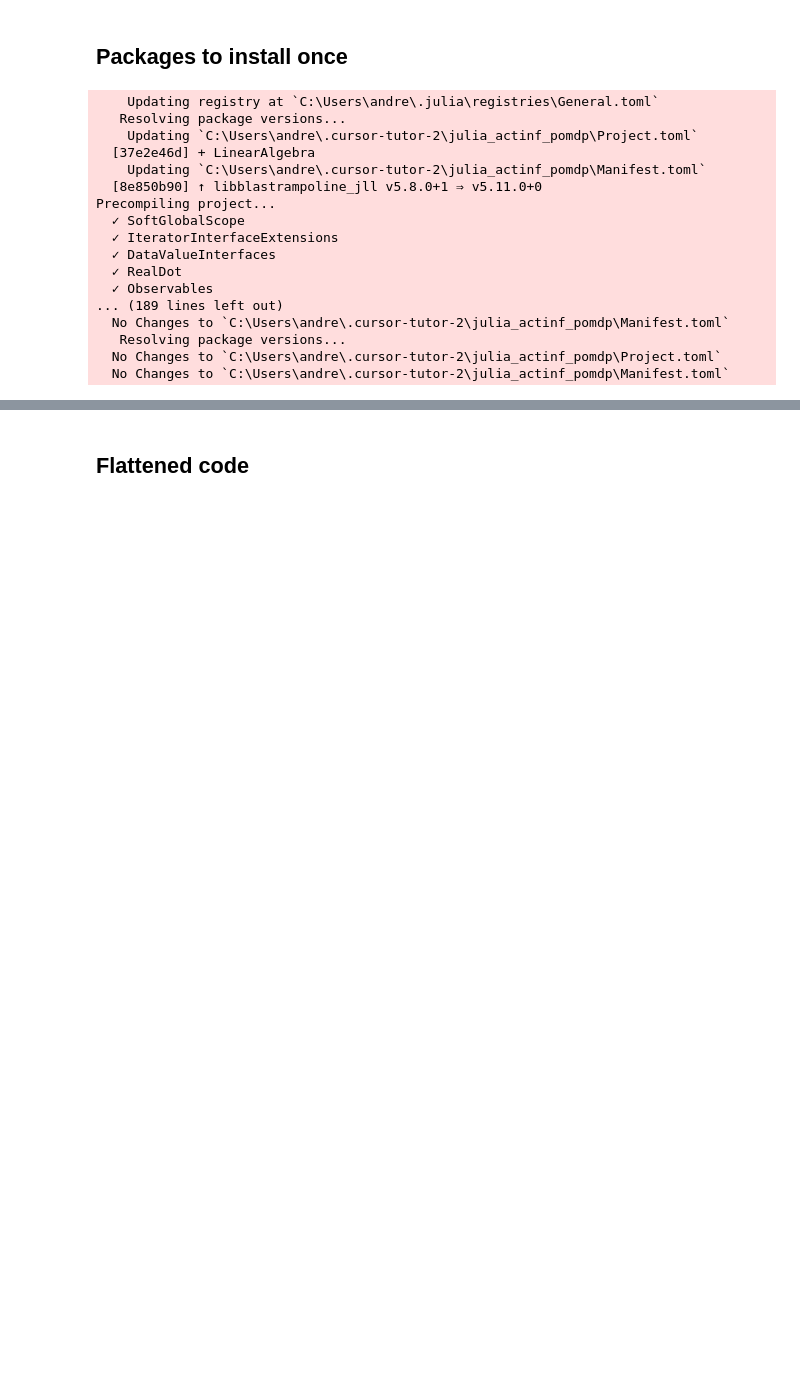
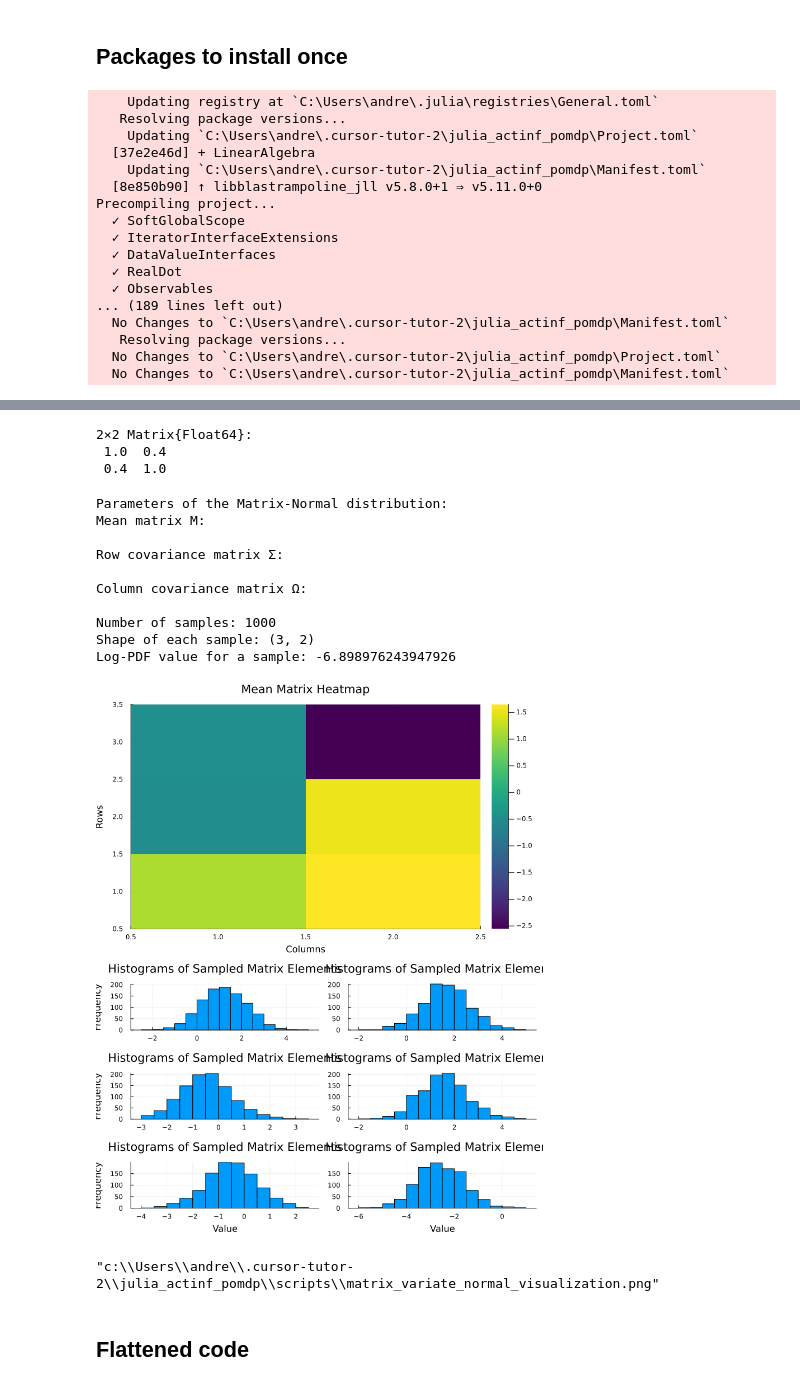
Before and after one commit to apashea/julia_actinf_pomdp, a Jupyter notebook: scripts/T-maze_Generalized_flattened_llm_markdown.ipynb, the cells around one changed output, grey strips where cells are left out. Drawn from its saved outputs; the diff is of its cells as text; code cells hidden in the pictures; blank space fills up the shorter version.

```diff
--- a/scripts/T-maze_Generalized_flattened_llm_markdown.ipynb
+++ b/scripts/T-maze_Generalized_flattened_llm_markdown.ipynb
@@ -49,0 +96,65 @@ Precompiling project...
+# %%
+using Distributions
+using LinearAlgebra
+using Plots
+using StatsPlots
+
+# Define parameters for the matrix-variate normal distribution
+n, p = 3, 2  # Dimensions of the matrix: n x p
+M = randn(n, p)  # Random mean matrix
+Σ = [1.0 0.5 0.2; 0.5 1.0 0.3; 0.2 0.3 1.0]  # Row covariance matrix (n x n)
+Ω = [1.0 0.4; 0.4 1.0]  # Column covariance matrix (p x p)
+
+# Create the matrix-variate normal distribution
+mvn = MatrixNormal(M, Σ, Ω)
+
+# Generate random samples
+num_samples = 1000
+samples = [rand(mvn) for _ in 1:num_samples]
+
+# Compute the log-probability density function (logpdf) for a sample
+sample = rand(mvn)
+logpdf_value = logpdf(mvn, sample)
+
+# Print results
+println("Parameters of the Matrix-Normal distribution:")
+println("Mean matrix M:")
+display(M)
+println("\nRow covariance matrix Σ:")
+display(Σ)
+println("\nColumn covariance matrix Ω:")
+display(Ω)
+
+println("\nNumber of samples: ", length(samples))
+println("Shape of each sample: ", size(samples[1]))
+println("Log-PDF value for a sample: ", logpdf_value)
+
+# Plotting
+# 1. Heatmap of the mean matrix
+heatmap_plot = heatmap(M,
+                       title="Mean Matrix Heatmap",
+                       xlabel="Columns",
+                       ylabel="Rows",
+                       color=:viridis)
+
+# 2. Histograms of sampled matrix elements
+histogram_plot = plot(layout=(n,p), size=(800, 600), link=:y)
+for i in 1:n
+    for j in 1:p
+        element_samples = [sample[i,j] for sample in samples]
+        histogram!(histogram_plot[i,j], element_samples,
+                   title="Element ($i,$j)",
+                   xlabel=i==n ? "Value" : "",
+                   ylabel=j==1 ? "Frequency" : "",
+                   legend=false)
+    end
+end
+plot!(histogram_plot, title="Histograms of Sampled Matrix Elements")
+
+# 3. Combine plots
+combined_plot = plot(heatmap_plot, histogram_plot, layout=(2,1), size=(800, 1000))
+display(combined_plot)
+
+# Save the plot
+savefig(combined_plot, "matrix_variate_normal_visualization.png")
+# %% [output]
@@ -50,3 +169,18 @@ Precompiling project...
+2×2 Matrix{Float64}:
+ 1.0  0.4
+ 0.4  1.0
+Parameters of the Matrix-Normal distribution:
+Mean matrix M:
+
+Row covariance matrix Σ:
+
+Column covariance matrix Ω:
+
+Number of samples: 1000
+Shape of each sample: (3, 2)
+Log-PDF value for a sample: -6.898976243947926
+[figure, added]
+"c:\\Users\\andre\\.cursor-tutor-2\\julia_actinf_pomdp\\scripts\\matrix_variate_normal_visualization.png"
 # %% [markdown]
 ## Flattened code
 # %% [markdown]
```
Also changed, not shown: parts of 8 cells of this notebook, 2 other files.
